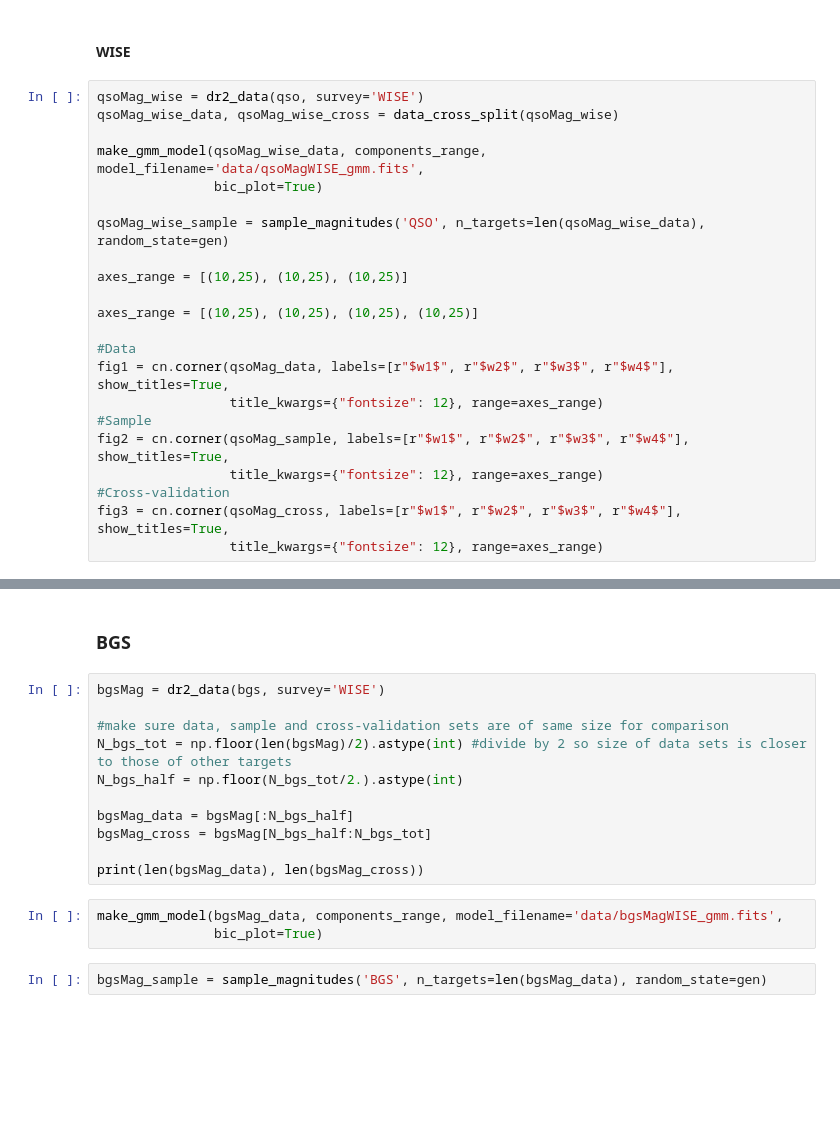
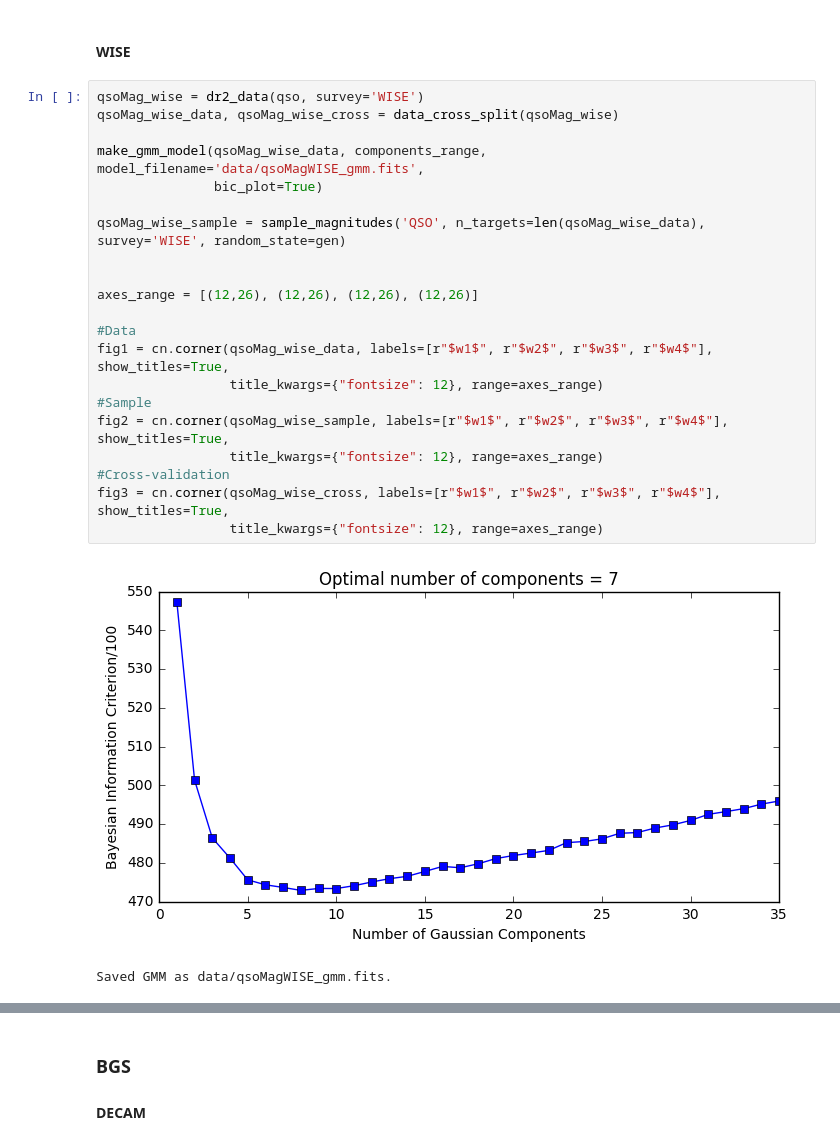
Before and after one commit to belaa/desi-mocks, a Jupyter notebook: dr2_mag_distributions.ipynb, the cells around one changed output, grey strips where cells are left out. Drawn from its saved outputs; the diff is of its cells as text; blank space fills up the shorter version.

```diff
--- a/dr2_mag_distributions.ipynb
+++ b/dr2_mag_distributions.ipynb
@@ -362,22 +362,24 @@ Saved GMM as data/qsoMagDECAM_gmm.fits.
 # %%
 qsoMag_wise = dr2_data(qso, survey='WISE')
 qsoMag_wise_data, qsoMag_wise_cross = data_cross_split(qsoMag_wise)
 
 make_gmm_model(qsoMag_wise_data, components_range, model_filename='data/qsoMagWISE_gmm.fits',
                bic_plot=True)
 
-qsoMag_wise_sample = sample_magnitudes('QSO', n_targets=len(qsoMag_wise_data), random_state=gen)
+qsoMag_wise_sample = sample_magnitudes('QSO', n_targets=len(qsoMag_wise_data), survey='WISE', random_state=gen)
 
-axes_range = [(10,25), (10,25), (10,25)]
 
-axes_range = [(10,25), (10,25), (10,25), (10,25)]
+axes_range = [(12,26), (12,26), (12,26), (12,26)]
 
 #Data
-fig1 = cn.corner(qsoMag_data, labels=[r"$w1$", r"$w2$", r"$w3$", r"$w4$"], show_titles=True,
+fig1 = cn.corner(qsoMag_wise_data, labels=[r"$w1$", r"$w2$", r"$w3$", r"$w4$"], show_titles=True,
                  title_kwargs={"fontsize": 12}, range=axes_range)
 #Sample
-fig2 = cn.corner(qsoMag_sample, labels=[r"$w1$", r"$w2$", r"$w3$", r"$w4$"], show_titles=True,
+fig2 = cn.corner(qsoMag_wise_sample, labels=[r"$w1$", r"$w2$", r"$w3$", r"$w4$"], show_titles=True,
                  title_kwargs={"fontsize": 12}, range=axes_range)
 #Cross-validation
-fig3 = cn.corner(qsoMag_cross, labels=[r"$w1$", r"$w2$", r"$w3$", r"$w4$"], show_titles=True,
+fig3 = cn.corner(qsoMag_wise_cross, labels=[r"$w1$", r"$w2$", r"$w3$", r"$w4$"], show_titles=True,
                  title_kwargs={"fontsize": 12}, range=axes_range)
+# %% [output]
+[figure, added]
+Saved GMM as data/qsoMagWISE_gmm.fits.
@@ -384,18 +389,3 @@ fig3 = cn.corner(qsoMag_cross, labels=[r"$w1$", r"$w2$", r"$w3$", r"$w4$"], show
 # %% [markdown]
 ### BGS
+#### DECAM
-# %%
-bgsMag = dr2_data(bgs, survey='WISE')
-
-#make sure data, sample and cross-validation sets are of same size for comparison
-N_bgs_tot = np.floor(len(bgsMag)/2).astype(int) #divide by 2 so size of data sets is closer to those of other targets
-N_bgs_half = np.floor(N_bgs_tot/2.).astype(int)
-
-bgsMag_data = bgsMag[:N_bgs_half]
-bgsMag_cross = bgsMag[N_bgs_half:N_bgs_tot]
-
-print(len(bgsMag_data), len(bgsMag_cross))
-# %%
-make_gmm_model(bgsMag_data, components_range, model_filename='data/bgsMagWISE_gmm.fits',
-               bic_plot=True)
-# %%
-bgsMag_sample = sample_magnitudes('BGS', n_targets=len(bgsMag_data), random_state=gen)
```
Also changed, not shown: parts of 5 cells of this notebook, 3 other files.
